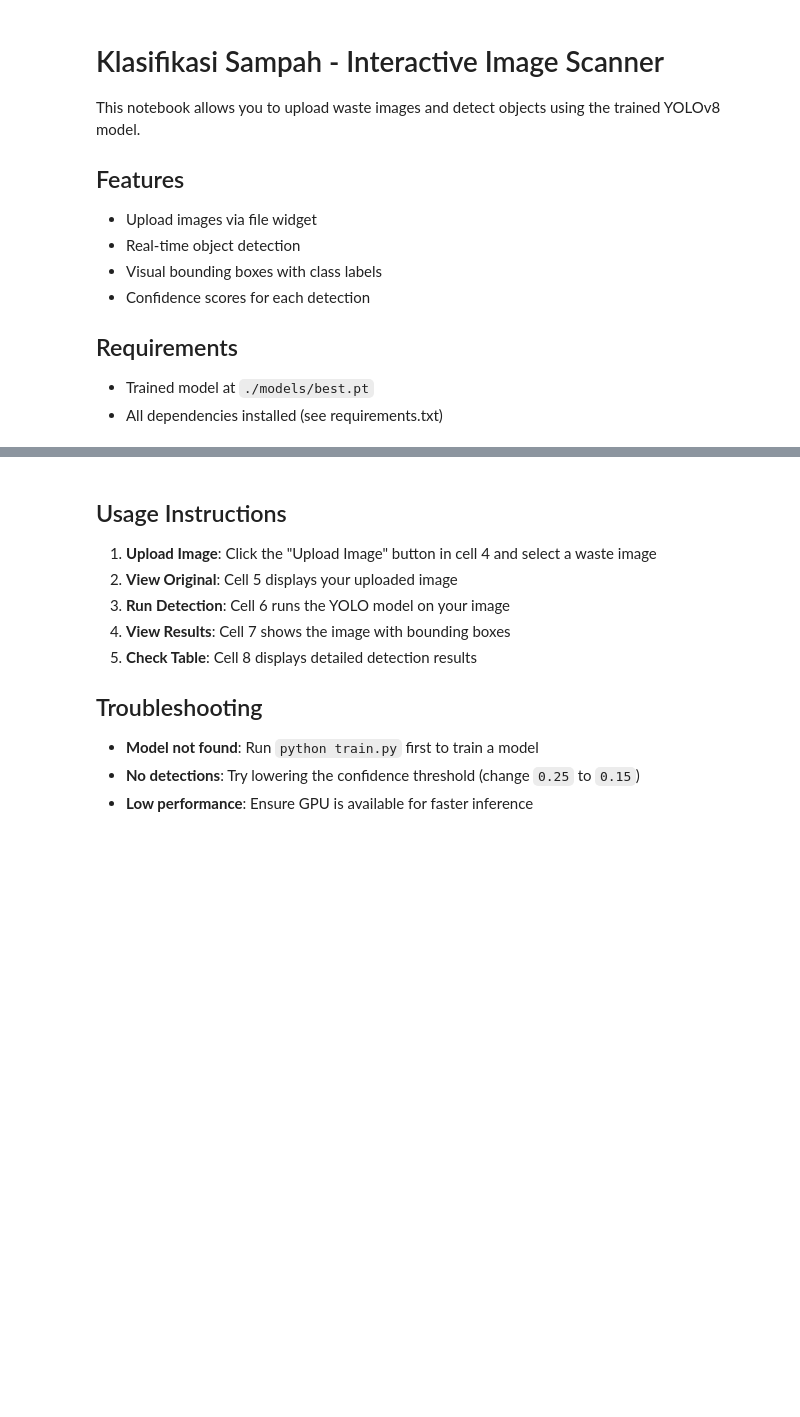
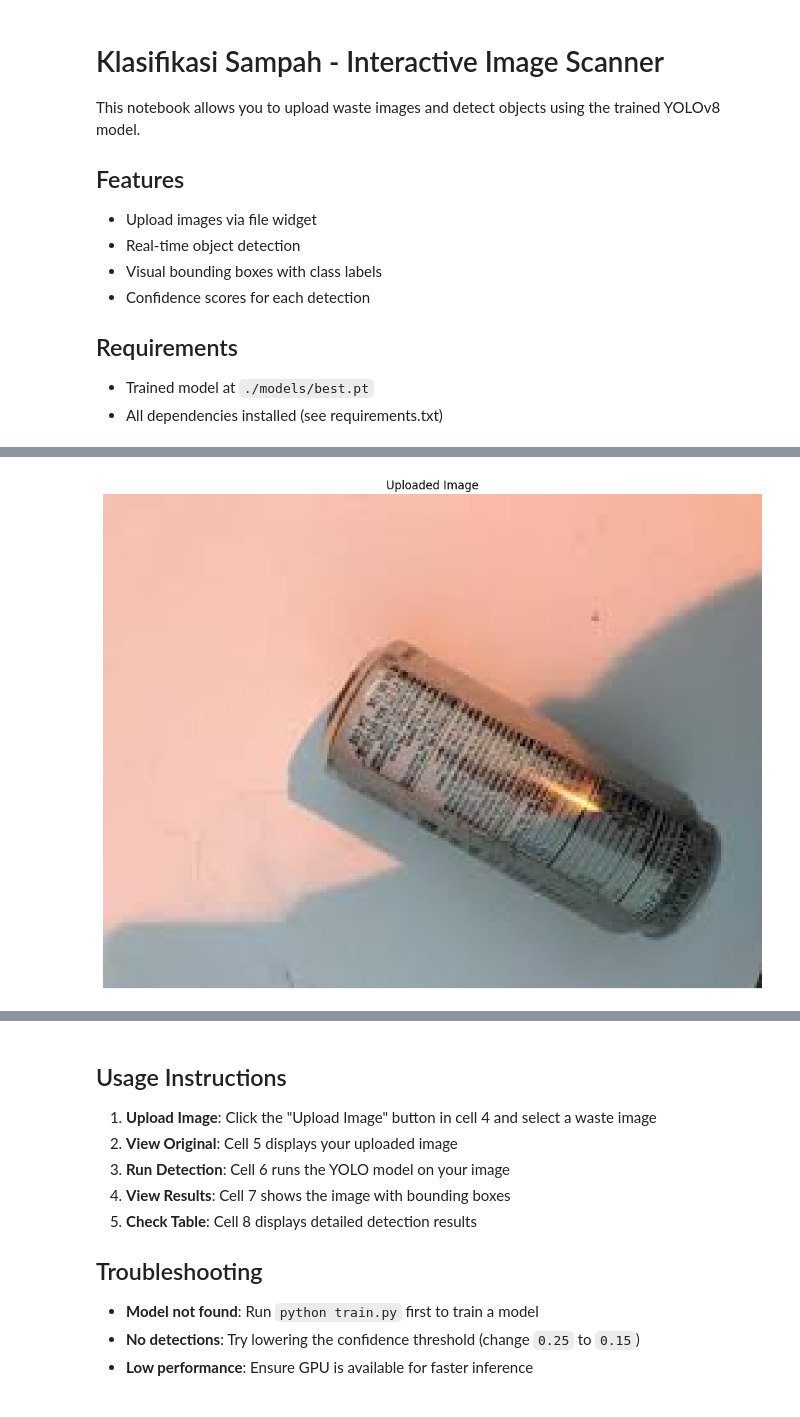
Before and after one commit to qulDev/Klasifikasi_Sampah_PROJECT-UAS, a Jupyter notebook: notebooks/scan_image.ipynb, the cells around one changed output, grey strips where cells are left out. Drawn from its saved outputs; the diff is of its cells as text; code cells hidden in the pictures; blank space fills up the shorter version.

```diff
--- a/notebooks/scan_image.ipynb
+++ b/notebooks/scan_image.ipynb
@@ -55,30 +96,41 @@ display(uploader)
 # %%
 # Display uploaded image
 def display_image(uploaded_file):
     """Display the uploaded image."""
     if not uploaded_file:
         print("No image uploaded yet")
         return None
 
-    # Get first uploaded file
-    file_info = list(uploaded_file.values())[0]
-    image_data = file_info['content']
+    # Get uploaded file data
+    # uploader.value is a tuple of FileUpload objects
+    if isinstance(uploaded_file, tuple) and len(uploaded_file) > 0:
+        file_info = uploaded_file[0]
+        image_data = file_info['content']
+    elif isinstance(uploaded_file, dict):
+        # Handle dict format (older ipywidgets versions)
+        file_info = list(uploaded_file.values())[0]
+        image_data = file_info['content']
+    else:
+        print("Invalid file format")
+        return None
 
     # Open image
     image = Image.open(io.BytesIO(image_data))
 
     # Display
     plt.figure(figsize=(10, 8))
     plt.imshow(image)
     plt.axis('off')
     plt.title('Uploaded Image')
     plt.tight_layout()
     plt.show()
 
     return image
 
 # Display uploaded image
 uploaded_image = display_image(uploader.value)
+# %% [output]
+[figure, added]
 # %%
 # Run detection on uploaded image
 def run_detection(image, confidence_threshold=0.25):
```
Also changed, not shown: parts of 7 cells of this notebook.
